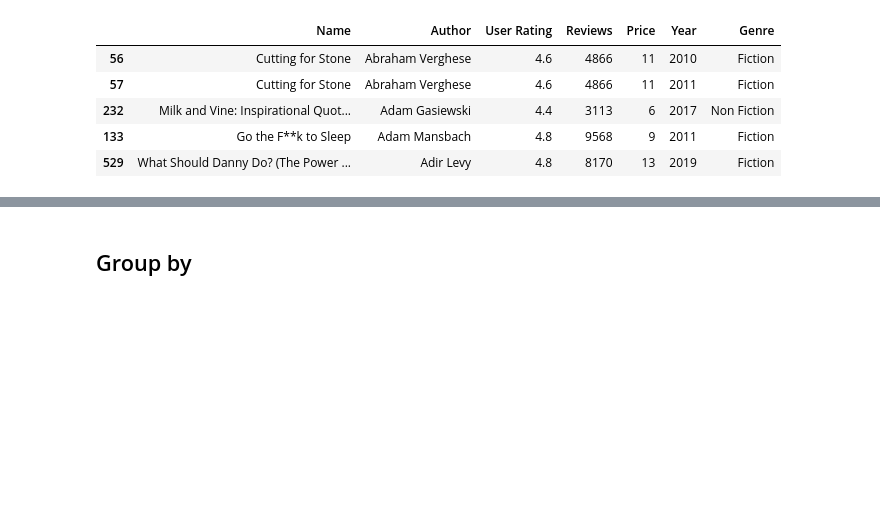
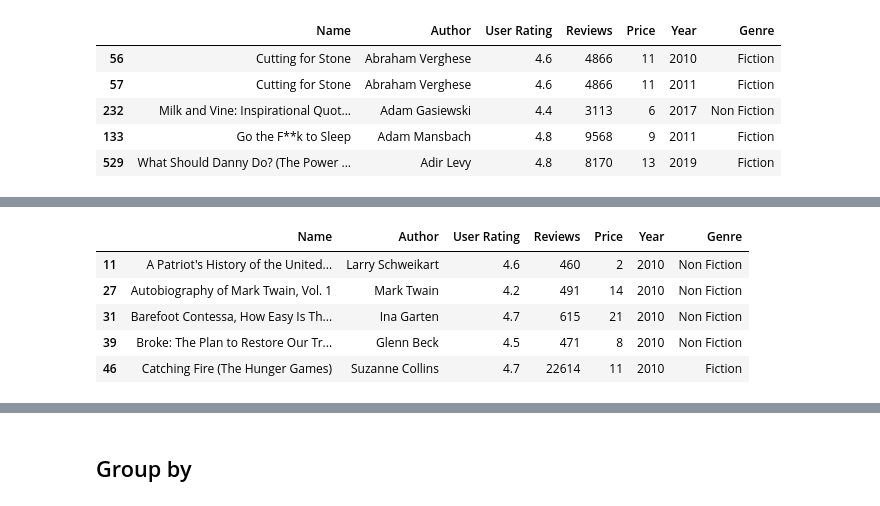
Before and after one commit to hargurjeet/Data-Analysis-Using-Python, a Jupyter notebook: Data_Analysis_SQL_Python.ipynb, the cells around one changed output, grey strips where cells are left out. Drawn from its saved outputs; the diff is of its cells as text; code cells hidden in the pictures; blank space fills up the shorter version.

```diff
--- a/Data_Analysis_SQL_Python.ipynb
+++ b/Data_Analysis_SQL_Python.ipynb
@@ -133,0 +144,9 @@ df.sort_values(by='Author').head()
+# %%
+df[df['Year'] == 2010].head()
+# %% [output]
+|  | Name | Author | User Rating | Reviews | Price | Year | Genre |
+| 11 | A Patriot's History of the United... | Larry Schweikart | 4.6 | 460 | 2 | 2010 | Non Fiction |
+| 27 | Autobiography of Mark Twain, Vol. 1 | Mark Twain | 4.2 | 491 | 14 | 2010 | Non Fiction |
+| 31 | Barefoot Contessa, How Easy Is Th... | Ina Garten | 4.7 | 615 | 21 | 2010 | Non Fiction |
+| 39 | Broke: The Plan to Restore Our Tr... | Glenn Beck | 4.5 | 471 | 8 | 2010 | Non Fiction |
+| 46 | Catching Fire (The Hunger Games) | Suzanne Collins | 4.7 | 22614 | 11 | 2010 | Fiction |
```
Also changed, not shown: parts of 13 cells of this notebook.
